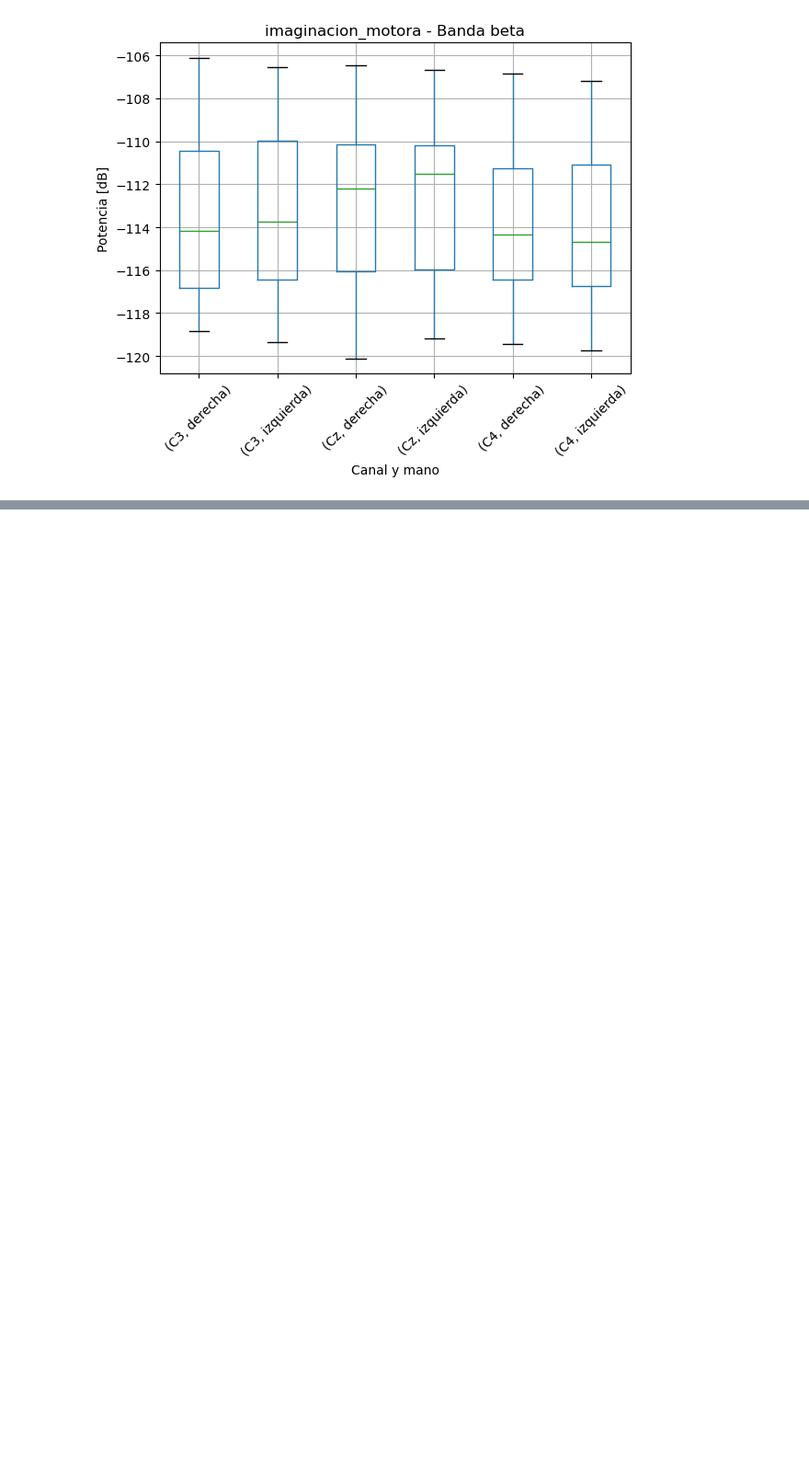
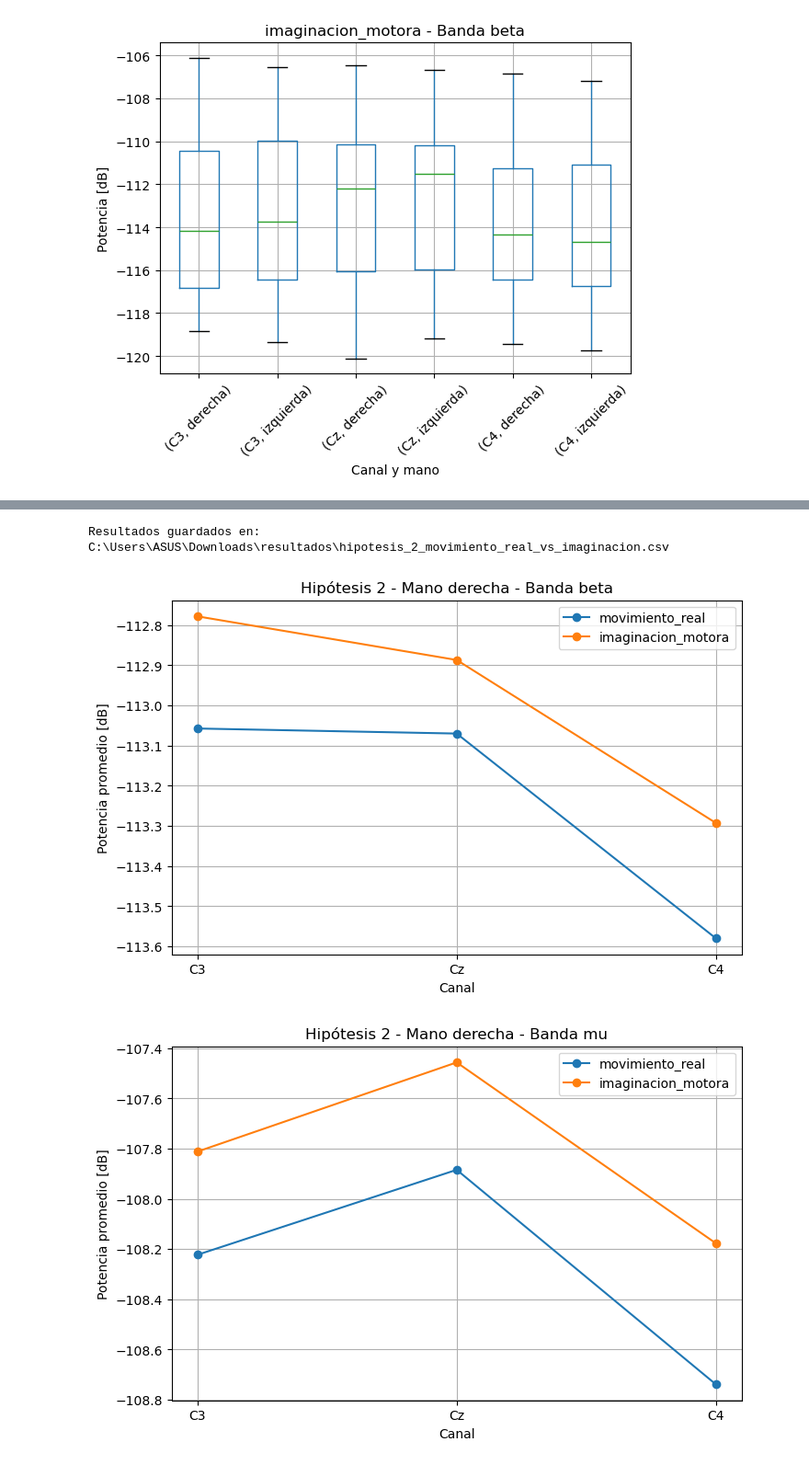
Before and after one commit to juangarcesr/biosenales_lab, a Jupyter notebook: PROYECTO.ipynb, the cells around one changed output, grey strips where cells are left out. Shown at 92% size. Cells and saved outputs as stored; diff of their text form; code cells hidden in the pictures; blank space fills up the shorter version.

```diff
--- a/PROYECTO.ipynb
+++ b/PROYECTO.ipynb
@@ -1824,0 +2572,13 @@ for tipo_tarea in df_piloto["tipo_tarea"].unique():
+# %%
+# Asegurar que exista potencia en dB
+df_total_reposo["potencia_db"] = 10 * np.log10(df_total_reposo["potencia_promedio"])
+
+# Filtrar solo eventos de tarea: T1 y T2
+df_tareas = df_total_reposo[
+    df_total_reposo["evento"].isin(["T1", "T2"])
+].copy()
+
+print(df_tareas.head())
+print(df_tareas.shape)
+print(df_tareas["tipo_tarea"].value_counts())
+print(df_tareas["mano"].value_counts())
@@ -1824,0 +2601,7 @@ for tipo_tarea in df_piloto["tipo_tarea"].unique():
+# %%
+df_hip2_sujeto = df_tareas.groupby(
+    ["sujeto", "tipo_tarea", "mano", "canal", "banda"]
+)["potencia_db"].mean().reset_index()
+
+print(df_hip2_sujeto.head())
+print(df_hip2_sujeto.shape)
@@ -1824,0 +2799,58 @@ for tipo_tarea in df_piloto["tipo_tarea"].unique():
+# %%
+ruta_hipotesis_2 = RESULTS_DIR / "hipotesis_2_movimiento_real_vs_imaginacion.csv"
+
+df_hipotesis_2.to_csv(ruta_hipotesis_2, index=False)
+
+print("Resultados guardados en:")
+print(ruta_hipotesis_2.resolve())
+# %% [output]
+Resultados guardados en:
+C:\Users\ASUS\Downloads\resultados\hipotesis_2_movimiento_real_vs_imaginacion.csv
+# %%
+resumen_hip2_plot = df_hip2_sujeto.groupby(
+    ["tipo_tarea", "mano", "canal", "banda"]
+)["potencia_db"].mean().reset_index()
+
+orden_canales = ["C3", "Cz", "C4"]
+
+resumen_hip2_plot["canal"] = pd.Categorical(
+    resumen_hip2_plot["canal"],
+    categories=orden_canales,
+    ordered=True
+)
+
+resumen_hip2_plot = resumen_hip2_plot.sort_values(
+    ["mano", "banda", "tipo_tarea", "canal"]
+)
+
+for mano in resumen_hip2_plot["mano"].unique():
+
+    for banda in resumen_hip2_plot["banda"].unique():
+
+        df_plot = resumen_hip2_plot[
+            (resumen_hip2_plot["mano"] == mano) &
+            (resumen_hip2_plot["banda"] == banda)
+        ]
+
+        plt.figure(figsize=(8, 5))
+
+        for tipo_tarea in ["movimiento_real", "imaginacion_motora"]:
+
+            datos_tarea = df_plot[df_plot["tipo_tarea"] == tipo_tarea]
+
+            plt.plot(
+                datos_tarea["canal"],
+                datos_tarea["potencia_db"],
+                marker="o",
+                label=tipo_tarea
+            )
+
+        plt.xlabel("Canal")
+        plt.ylabel("Potencia promedio [dB]")
+        plt.title(f"Hipótesis 2 - Mano {mano} - Banda {banda}")
+        plt.legend()
+        plt.grid(True)
+        plt.show()
+# %% [output]
+[figure, added]
+[figure, added]
```
Also changed, not shown: parts of 37 cells of this notebook.
